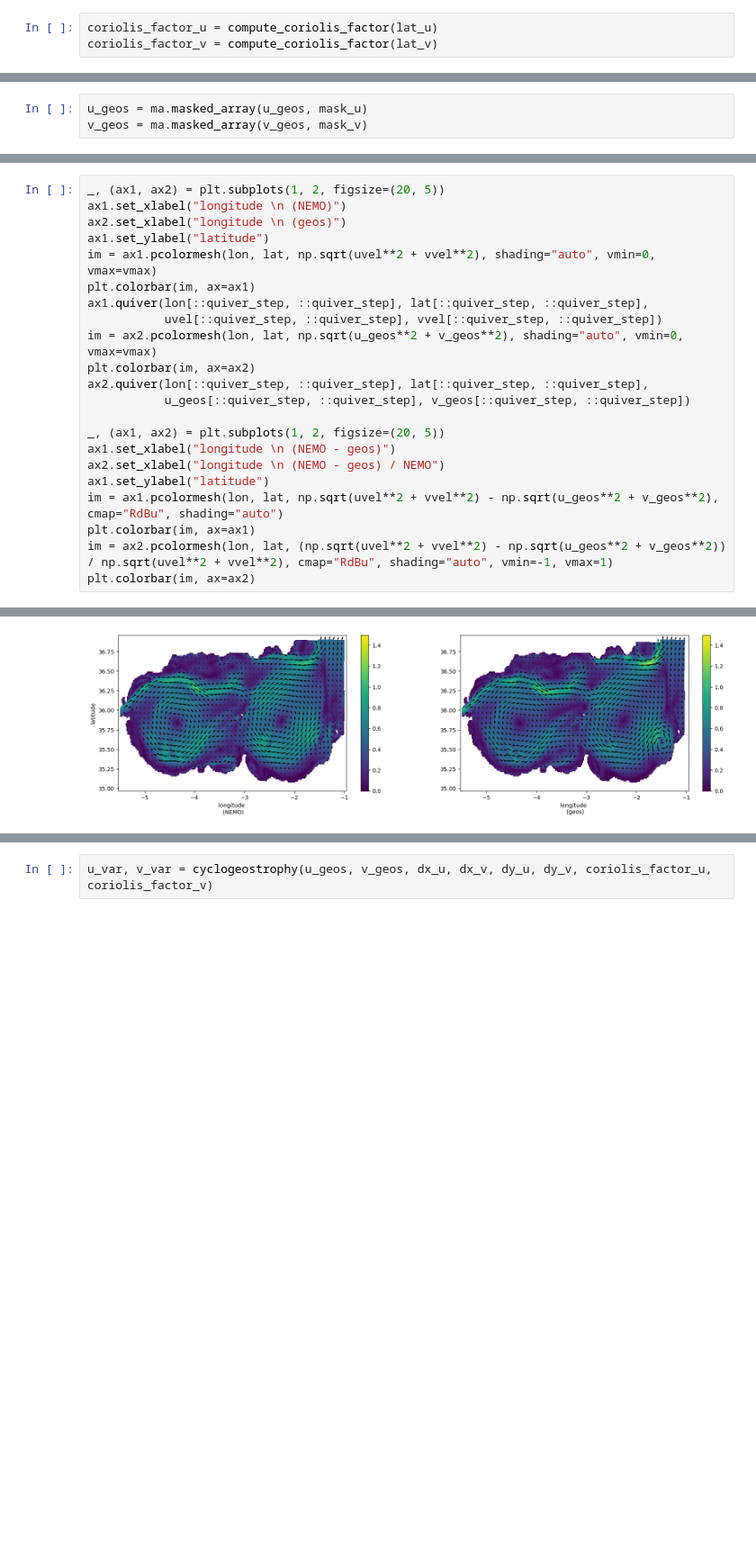
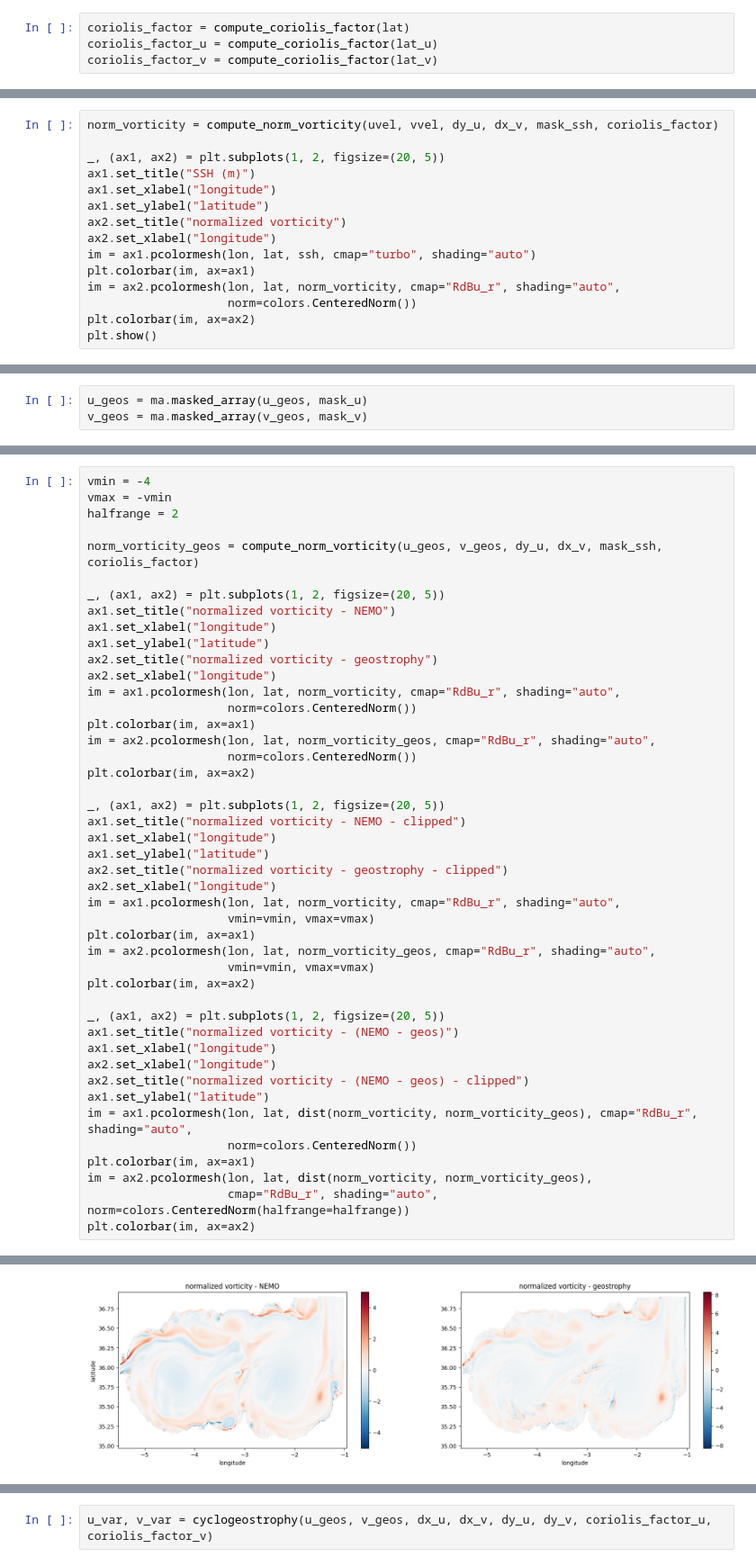
Before and after one commit to meom-group/jaxparrow, a Jupyter notebook: notebooks/alboran_sea.ipynb, the cells around one changed output, grey strips where cells are left out. Shown at 90% size. Cells and saved outputs as stored; diff of their text form; blank space fills up the shorter version.

```diff
--- a/notebooks/alboran_sea.ipynb
+++ b/notebooks/alboran_sea.ipynb
@@ -99,5 +98,6 @@ dx_v, dy_v = compute_spatial_step(lat_v, lon_v)
 Estimating the velocities also involve the Coriolis factor, which varies with the latitude.
 The function `compute_coriolis_factor` from the sub-module `tools` might be used here.
 # %%
+coriolis_factor = compute_coriolis_factor(lat)
 coriolis_factor_u = compute_coriolis_factor(lat_u)
 coriolis_factor_v = compute_coriolis_factor(lat_v)
@@ -103,0 +106,15 @@ coriolis_factor_v = compute_coriolis_factor(lat_v)
+# %%
+norm_vorticity = compute_norm_vorticity(uvel, vvel, dy_u, dx_v, mask_ssh, coriolis_factor)
+
+_, (ax1, ax2) = plt.subplots(1, 2, figsize=(20, 5))
+ax1.set_title("SSH (m)")
+ax1.set_xlabel("longitude")
+ax1.set_ylabel("latitude")
+ax2.set_title("normalized vorticity")
+ax2.set_xlabel("longitude")
+im = ax1.pcolormesh(lon, lat, ssh, cmap="turbo", shading="auto")
+plt.colorbar(im, ax=ax1)
+im = ax2.pcolormesh(lon, lat, norm_vorticity, cmap="RdBu_r", shading="auto",
+                    norm=colors.CenteredNorm())
+plt.colorbar(im, ax=ax2)
+plt.show()
@@ -115,25 +134,48 @@ v_geos = ma.masked_array(v_geos, mask_v)
 # %%
-_, (ax1, ax2) = plt.subplots(1, 2, figsize=(20, 5))
-ax1.set_xlabel("longitude \n (NEMO)")
-ax2.set_xlabel("longitude \n (geos)")
-ax1.set_ylabel("latitude")
-im = ax1.pcolormesh(lon, lat, np.sqrt(uvel**2 + vvel**2), shading="auto", vmin=0, vmax=vmax)
-plt.colorbar(im, ax=ax1)
-ax1.quiver(lon[::quiver_step, ::quiver_step], lat[::quiver_step, ::quiver_step],
-           uvel[::quiver_step, ::quiver_step], vvel[::quiver_step, ::quiver_step])
-im = ax2.pcolormesh(lon, lat, np.sqrt(u_geos**2 + v_geos**2), shading="auto", vmin=0, vmax=vmax)
-plt.colorbar(im, ax=ax2)
-ax2.quiver(lon[::quiver_step, ::quiver_step], lat[::quiver_step, ::quiver_step],
-           u_geos[::quiver_step, ::quiver_step], v_geos[::quiver_step, ::quiver_step])
+vmin = -4
+vmax = -vmin
+halfrange = 2
+
+norm_vorticity_geos = compute_norm_vorticity(u_geos, v_geos, dy_u, dx_v, mask_ssh, coriolis_factor)
 
 _, (ax1, ax2) = plt.subplots(1, 2, figsize=(20, 5))
-ax1.set_xlabel("longitude \n (NEMO - geos)")
-ax2.set_xlabel("longitude \n (NEMO - geos) / NEMO")
+ax1.set_title("normalized vorticity - NEMO")
+ax1.set_xlabel("longitude")
 ax1.set_ylabel("latitude")
-im = ax1.pcolormesh(lon, lat, np.sqrt(uvel**2 + vvel**2) - np.sqrt(u_geos**2 + v_geos**2), cmap="RdBu", shading="auto")
+ax2.set_title("normalized vorticity - geostrophy")
+ax2.set_xlabel("longitude")
+im = ax1.pcolormesh(lon, lat, norm_vorticity, cmap="RdBu_r", shading="auto",
+                    norm=colors.CenteredNorm())
 plt.colorbar(im, ax=ax1)
-im = ax2.pcolormesh(lon, lat, (np.sqrt(uvel**2 + vvel**2) - np.sqrt(u_geos**2 + v_geos**2)) / np.sqrt(uvel**2 + vvel**2), cmap="RdBu", shading="auto", vmin=-1, vmax=1)
+im = ax2.pcolormesh(lon, lat, norm_vorticity_geos, cmap="RdBu_r", shading="auto",
+                    norm=colors.CenteredNorm())
 plt.colorbar(im, ax=ax2)
+
+_, (ax1, ax2) = plt.subplots(1, 2, figsize=(20, 5))
+ax1.set_title("normalized vorticity - NEMO - clipped")
+ax1.set_xlabel("longitude")
+ax1.set_ylabel("latitude")
+ax2.set_title("normalized vorticity - geostrophy - clipped")
+ax2.set_xlabel("longitude")
+im = ax1.pcolormesh(lon, lat, norm_vorticity, cmap="RdBu_r", shading="auto",
+                    vmin=vmin, vmax=vmax)
+plt.colorbar(im, ax=ax1)
+im = ax2.pcolormesh(lon, lat, norm_vorticity_geos, cmap="RdBu_r", shading="auto",
+                    vmin=vmin, vmax=vmax)
+plt.colorbar(im, ax=ax2)
+
+_, (ax1, ax2) = plt.subplots(1, 2, figsize=(20, 5))
+ax1.set_title("normalized vorticity - (NEMO - geos)")
+ax1.set_xlabel("longitude")
+ax2.set_xlabel("longitude")
+ax2.set_title("normalized vorticity - (NEMO - geos) - clipped")
+ax1.set_ylabel("latitude")
+im = ax1.pcolormesh(lon, lat, dist(norm_vorticity, norm_vorticity_geos), cmap="RdBu_r", shading="auto",
+                    norm=colors.CenteredNorm())
+plt.colorbar(im, ax=ax1)
+im = ax2.pcolormesh(lon, lat, dist(norm_vorticity, norm_vorticity_geos),
+                    cmap="RdBu_r", shading="auto", norm=colors.CenteredNorm(halfrange=halfrange))
+plt.colorbar(im, ax=ax2)
 # %% [output]
 <matplotlib.colorbar.Colorbar at 0x...>
-[figure, old version]
+[figure, new version]
```
Also changed, not shown: parts of 24 cells of this notebook, 34 other files.
